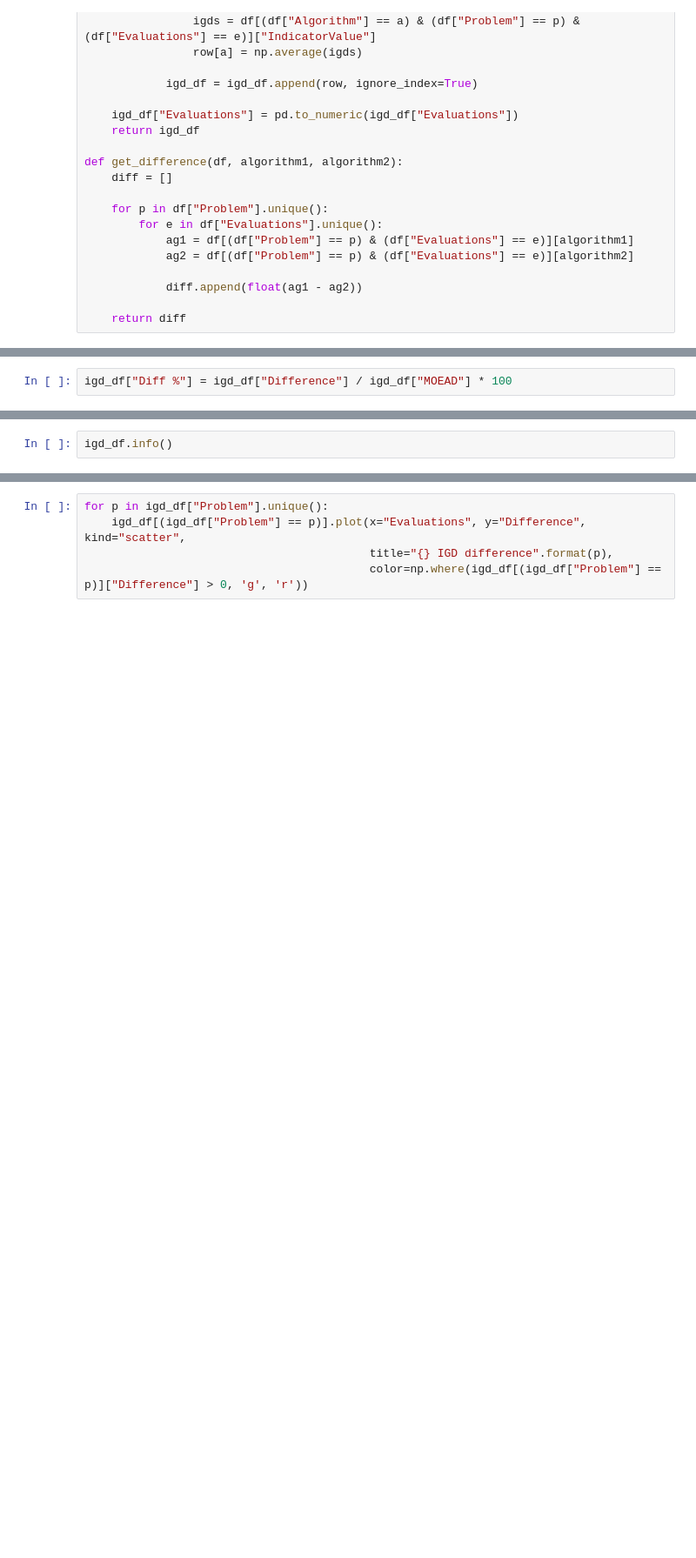
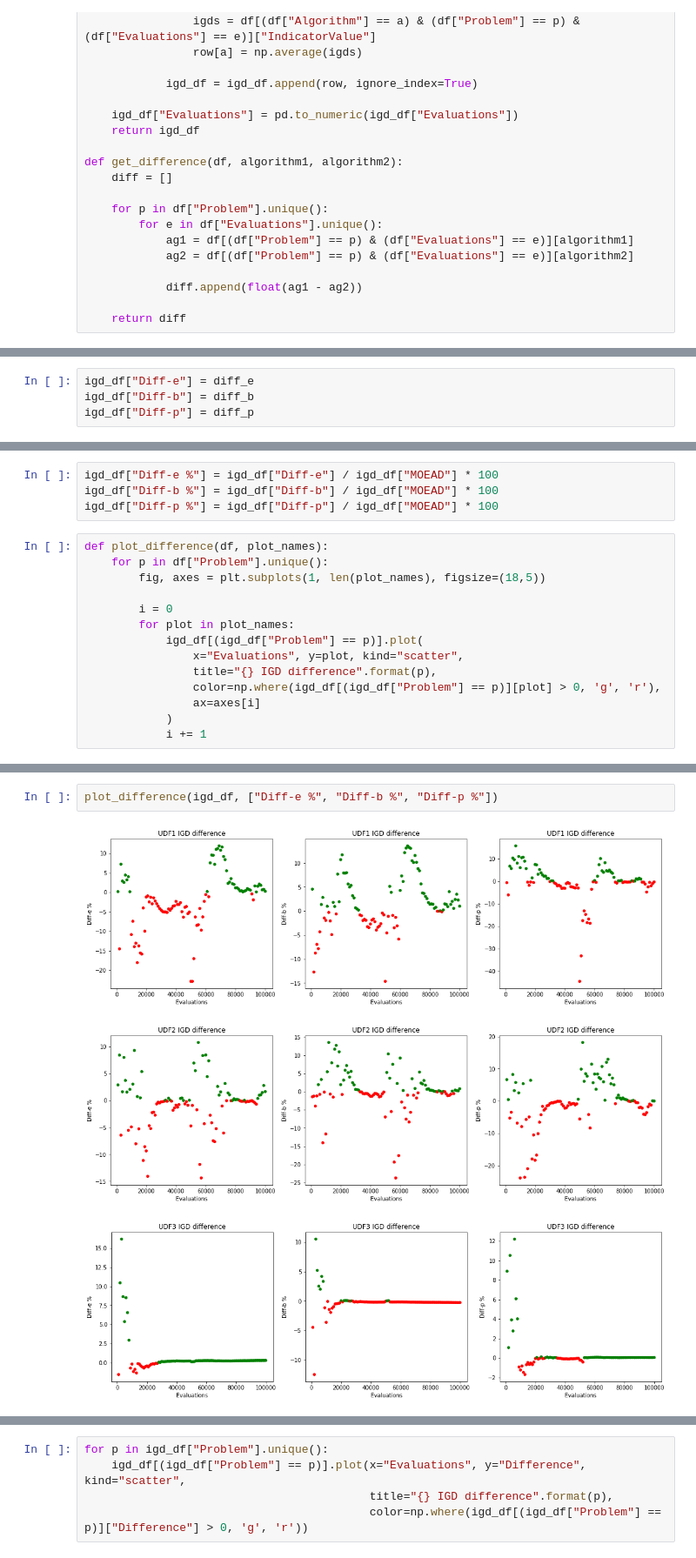
Before and after one commit to 12yuens2/cmlsga-jmetalpy, a Jupyter notebook: igd.ipynb, the cells around one changed output, grey strips where cells are left out. Shown at 87% size. Drawn from its saved outputs; the diff is of its cells as text; blank space fills up the shorter version.

```diff
--- a/igd.ipynb
+++ b/igd.ipynb
@@ -194,2 +243,4 @@ igd_df["Difference"] = diff
-# %%
-igd_df["Diff %"] = igd_df["Difference"] / igd_df["MOEAD"] * 100
+# %%
+igd_df["Diff-e"] = diff_e
+igd_df["Diff-b"] = diff_b
+igd_df["Diff-p"] = diff_p
@@ -196,2 +265,18 @@ igd_df["Diff %"] = igd_df["Difference"] / igd_df["MOEAD"] * 100
+# %%
+igd_df["Diff-e %"] = igd_df["Diff-e"] / igd_df["MOEAD"] * 100
+igd_df["Diff-b %"] = igd_df["Diff-b"] / igd_df["MOEAD"] * 100
+igd_df["Diff-p %"] = igd_df["Diff-p"] / igd_df["MOEAD"] * 100
 # %%
-igd_df.info()
+def plot_difference(df, plot_names):
+    for p in df["Problem"].unique():
+        fig, axes = plt.subplots(1, len(plot_names), figsize=(18,5))
+
+        i = 0
+        for plot in plot_names:
+            igd_df[(igd_df["Problem"] == p)].plot(
+                x="Evaluations", y=plot, kind="scatter",
+                title="{} IGD difference".format(p),
+                color=np.where(igd_df[(igd_df["Problem"] == p)][plot] > 0, 'g', 'r'),
+                ax=axes[i]
+            )
+            i += 1
@@ -222,0 +283,6 @@ for p in igd_df["Problem"].unique():
+# %%
+plot_difference(igd_df, ["Diff-e %", "Diff-b %", "Diff-p %"])
+# %% [output]
+[figure, added]
+[figure, added]
+[figure, added]
```
Also changed, not shown: parts of 15 cells of this notebook.
